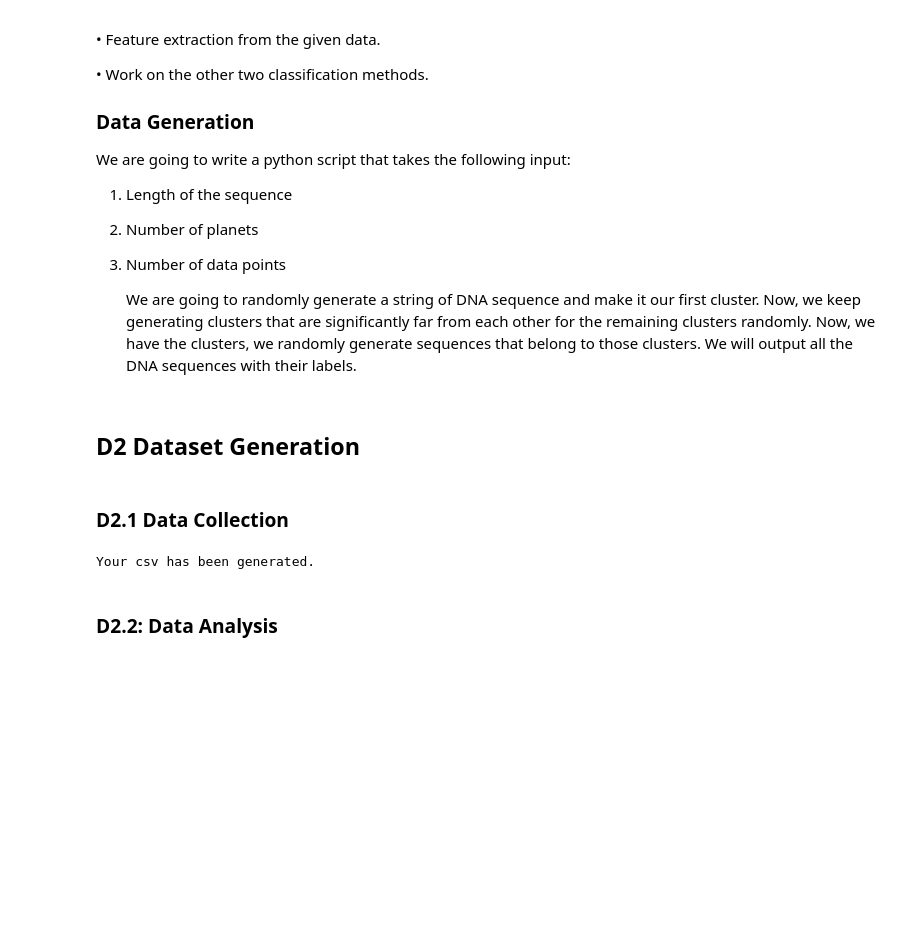
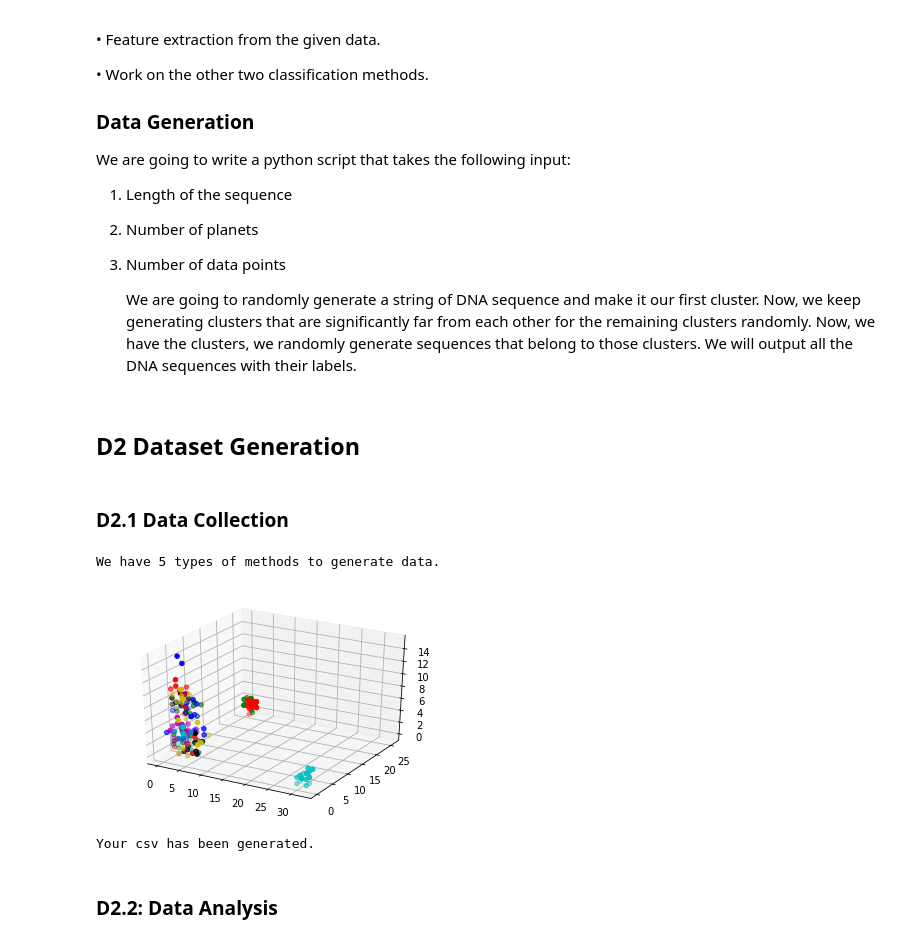
Before and after one commit to Swapnendu-ai/MachineLearningProject, a Jupyter notebook: DataPreparation.ipynb, the cells around one changed output. Cells and saved outputs as stored; diff of their text form; code cells hidden in the pictures; blank space fills up the shorter version.

Commit message:
Created a small data set

```diff
--- a/DataPreparation.ipynb
+++ b/DataPreparation.ipynb
@@ -194,35 +194,37 @@ def create(filename="test.csv"):
     featureMoon[:,random.randint(0,featureMoon.shape[1]-1)] +=  4*centerOffset
     targetMoon = targetMoon + np.max(targetNoisy) + 1
 
     featureCircle, targetCircle = make_circle_clusters(data)
     featureCircle[:,random.randint(0,featureCircle.shape[1]-1)] += 5*centerOffset
     targetCircle = targetCircle + np.max(targetMoon) + 1
 
     features = np.concatenate(
         (featureBlob, featureLinear, featureNoisy,featureMoon,featureCircle))
     target = np.concatenate(
         (targetBlob, targetLinear, targetNoisy,targetMoon,targetCircle))
 
 
 
     fig = plt.figure()
     ax = fig.add_subplot(111, projection='3d')
     colorMap = "bgrcmyk"*np.max(target)
     for i in range(np.max(target)):
         feature = features[target == i]
         ax.scatter(feature[:, 0], feature[:, 1],feature[:, 2], color=colorMap[i])
     plt.show()
 
 
     df = pd.DataFrame(features, columns=["x{}".format(i) for i in range(data["length"])])
     df_nan = df.mask(np.random.random(df.shape) < .05)
     df_nan["target"] = target
     df_nan.to_csv(filename,index=False)
 
-# create()
+create()
 print("Your csv has been generated.")
 # %% [output]
-Your csv has been generated.
+We have 5 types of methods to generate data.
+[figure, added]
+Your csv has been generated.
 # %% [markdown]
 ### D2.2: Data Analysis
 # %%
```
Also changed, not shown: parts of 11 cells of this notebook, 1 other file.
